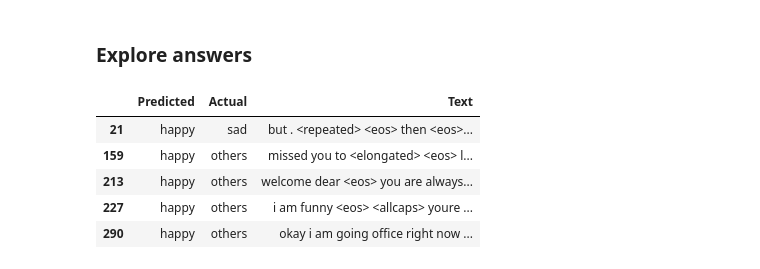
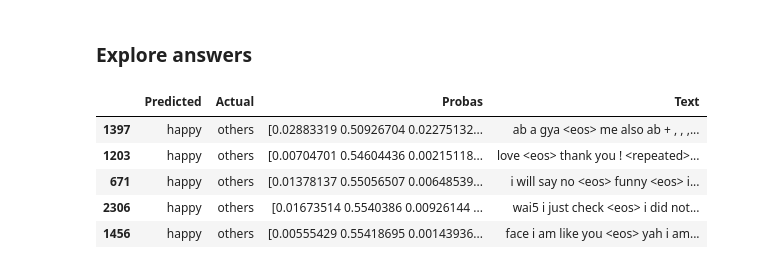
Before and after one commit to Garfounkel/emotion_analysis, a Jupyter notebook: playground.ipynb, the cells around one changed output. Cells and saved outputs as stored; diff of their text form; code cells hidden in the pictures.

Commit message:
[SRC] Added Others threshold

```diff
--- a/playground.ipynb
+++ b/playground.ipynb
@@ -398,3 +394,5 @@ Generating Predictions...
 Loaded model from pickles/models/categorical/acc_0.9060-f1_0.7061/
 Loaded model from pickles/models/binary/acc_0.8846-f1_0.9293/
 Done. Wrote submission.txt file at project's root
+# %%
+y_pred_sub, proba_preds = generate_predictions(model, 'data/test.txt', word_index=word_index, include_probas=True)
@@ -417,12 +424,11 @@ Ignoring the Others class, Micro TP : 334, FP : 190, FN : 83
 # %% [markdown]
 ### Explore answers
 # %%
-wrong_df = get_wrongs(lreg_pred_tst, y_test, X_test_txt, 'happy')
-wrong_df.head()
+get_most_wrongs(proba_preds, y_test, X_test_txt, 'happy').head()
 # %% [output]
-|  | Predicted | Actual | Text |
-| 21 | happy | sad | but . <repeated> <eos> then <eos>... |
-| 159 | happy | others | missed you to <elongated> <eos> l... |
-| 213 | happy | others | welcome dear <eos> you are always... |
-| 227 | happy | others | i am funny <eos> <allcaps> youre ... |
-| 290 | happy | others | okay i am going office right now ... |
+|  | Predicted | Actual | Probas | Text |
+| 1397 | happy | others | [0.02883319 0.50926704 0.02275132... | ab a gya <eos> me also ab + , , ,... |
+| 1203 | happy | others | [0.00704701 0.54604436 0.00215118... | love <eos> thank you ! <repeated>... |
+| 671 | happy | others | [0.01378137 0.55056507 0.00648539... | i will say no <eos> funny <eos> i... |
+| 2306 | happy | others | [0.01673514 0.5540386 0.00926144 ... | wai5 i just check <eos> i did not... |
+| 1456 | happy | others | [0.00555429 0.55418695 0.00143936... | face i am like you <eos> yah i am... |
```
Also changed, not shown: parts of 3 cells of this notebook, 2 other files.
